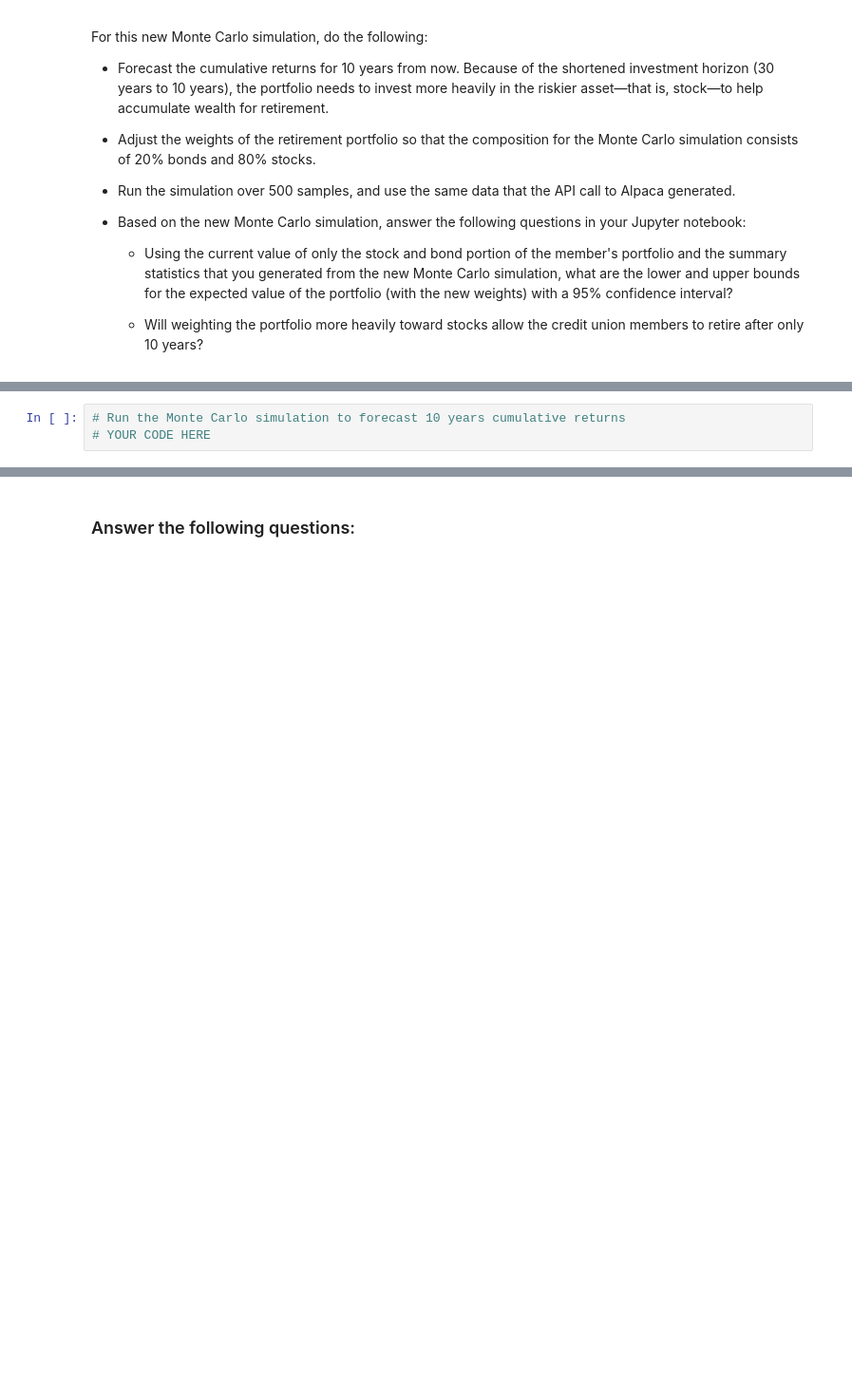
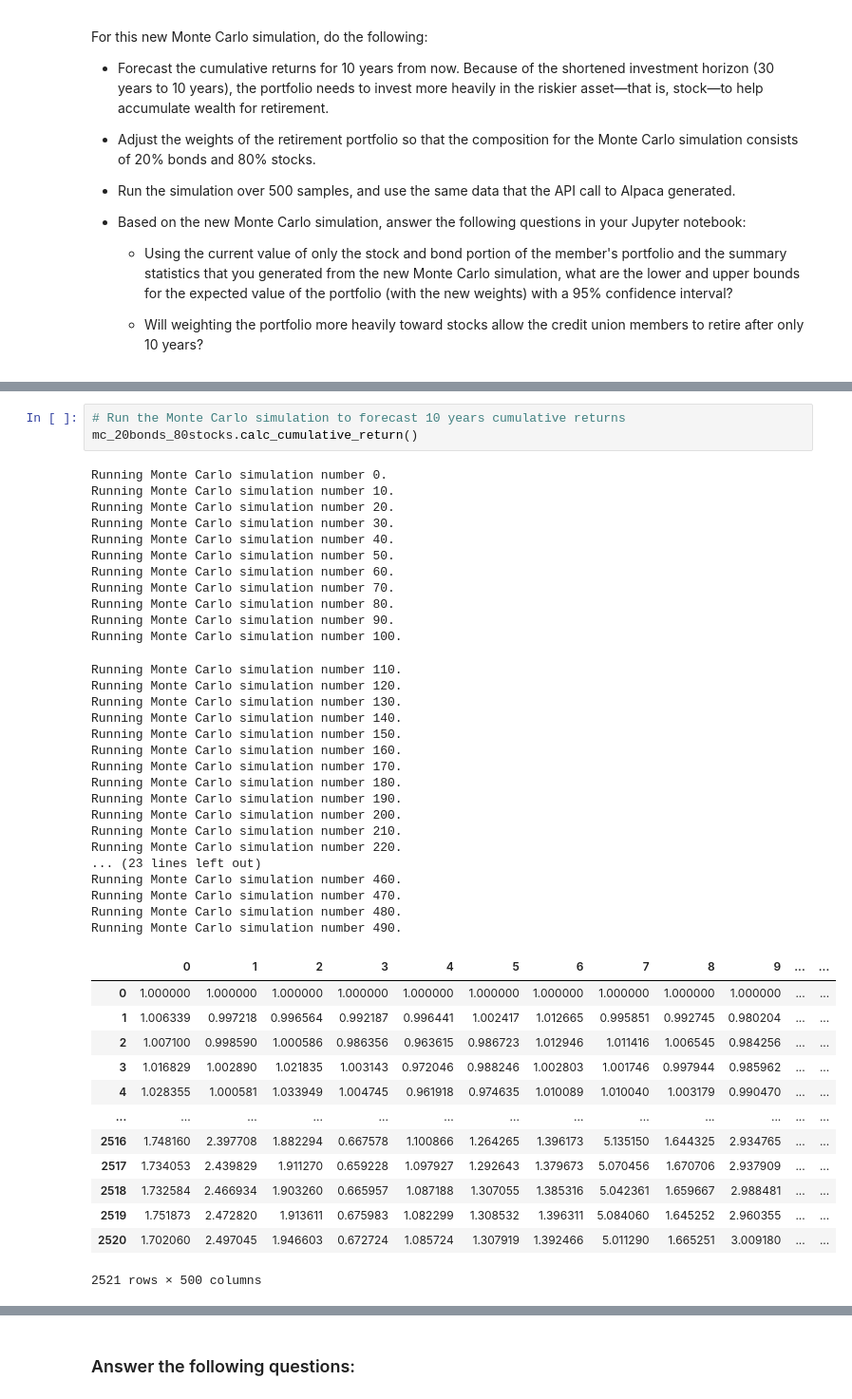
Before and after one commit to ethansilvas/financial-planning-forecaster, a Jupyter notebook: financial_planning_tools.ipynb, the cells around one changed output, grey strips where cells are left out. Shown at 95% size. Saved outputs shown, nothing was run; the diff lists cells and outputs as text; blank space fills up the shorter version.

```diff
--- a/financial_planning_tools.ipynb
+++ b/financial_planning_tools.ipynb
@@ -635,6 +649,48 @@ For this new Monte Carlo simulation, do the following:
 # %%
 # Run the Monte Carlo simulation to forecast 10 years cumulative returns
-# YOUR CODE HERE
+mc_20bonds_80stocks.calc_cumulative_return()
+# %% [output]
+Running Monte Carlo simulation number 0.
+Running Monte Carlo simulation number 10.
+Running Monte Carlo simulation number 20.
+Running Monte Carlo simulation number 30.
+Running Monte Carlo simulation number 40.
+Running Monte Carlo simulation number 50.
+Running Monte Carlo simulation number 60.
+Running Monte Carlo simulation number 70.
+Running Monte Carlo simulation number 80.
+Running Monte Carlo simulation number 90.
+Running Monte Carlo simulation number 100.
+Running Monte Carlo simulation number 110.
+Running Monte Carlo simulation number 120.
+Running Monte Carlo simulation number 130.
+Running Monte Carlo simulation number 140.
+Running Monte Carlo simulation number 150.
+Running Monte Carlo simulation number 160.
+Running Monte Carlo simulation number 170.
+Running Monte Carlo simulation number 180.
+Running Monte Carlo simulation number 190.
+Running Monte Carlo simulation number 200.
+Running Monte Carlo simulation number 210.
+Running Monte Carlo simulation number 220.
+... (23 lines left out)
+Running Monte Carlo simulation number 460.
+Running Monte Carlo simulation number 470.
+Running Monte Carlo simulation number 480.
+Running Monte Carlo simulation number 490.
+|  | 0 | 1 | 2 | 3 | 4 | 5 | 6 | 7 | 8 | 9 | ... | ... |
+| 0 | 1.000000 | 1.000000 | 1.000000 | 1.000000 | 1.000000 | 1.000000 | 1.000000 | 1.000000 | 1.000000 | 1.000000 | ... | ... |
+| 1 | 1.006339 | 0.997218 | 0.996564 | 0.992187 | 0.996441 | 1.002417 | 1.012665 | 0.995851 | 0.992745 | 0.980204 | ... | ... |
+| 2 | 1.007100 | 0.998590 | 1.000586 | 0.986356 | 0.963615 | 0.986723 | 1.012946 | 1.011416 | 1.006545 | 0.984256 | ... | ... |
+| 3 | 1.016829 | 1.002890 | 1.021835 | 1.003143 | 0.972046 | 0.988246 | 1.002803 | 1.001746 | 0.997944 | 0.985962 | ... | ... |
+| 4 | 1.028355 | 1.000581 | 1.033949 | 1.004745 | 0.961918 | 0.974635 | 1.010089 | 1.010040 | 1.003179 | 0.990470 | ... | ... |
+| ... | ... | ... | ... | ... | ... | ... | ... | ... | ... | ... | ... | ... |
+| 2516 | 1.748160 | 2.397708 | 1.882294 | 0.667578 | 1.100866 | 1.264265 | 1.396173 | 5.135150 | 1.644325 | 2.934765 | ... | ... |
+| 2517 | 1.734053 | 2.439829 | 1.911270 | 0.659228 | 1.097927 | 1.292643 | 1.379673 | 5.070456 | 1.670706 | 2.937909 | ... | ... |
+| 2518 | 1.732584 | 2.466934 | 1.903260 | 0.665957 | 1.087188 | 1.307055 | 1.385316 | 5.042361 | 1.659667 | 2.988481 | ... | ... |
+| 2519 | 1.751873 | 2.472820 | 1.913611 | 0.675983 | 1.082299 | 1.308532 | 1.396311 | 5.084060 | 1.645252 | 2.960355 | ... | ... |
+| 2520 | 1.702060 | 2.497045 | 1.946603 | 0.672724 | 1.085724 | 1.307919 | 1.392466 | 5.011290 | 1.665251 | 3.009180 | ... | ... |
+2521 rows × 500 columns
 # %%
 # Visualize the 10-year Monte Carlo simulation by creating an
 # overlay line plot
```
Also changed, not shown: parts of 25 cells of this notebook.
